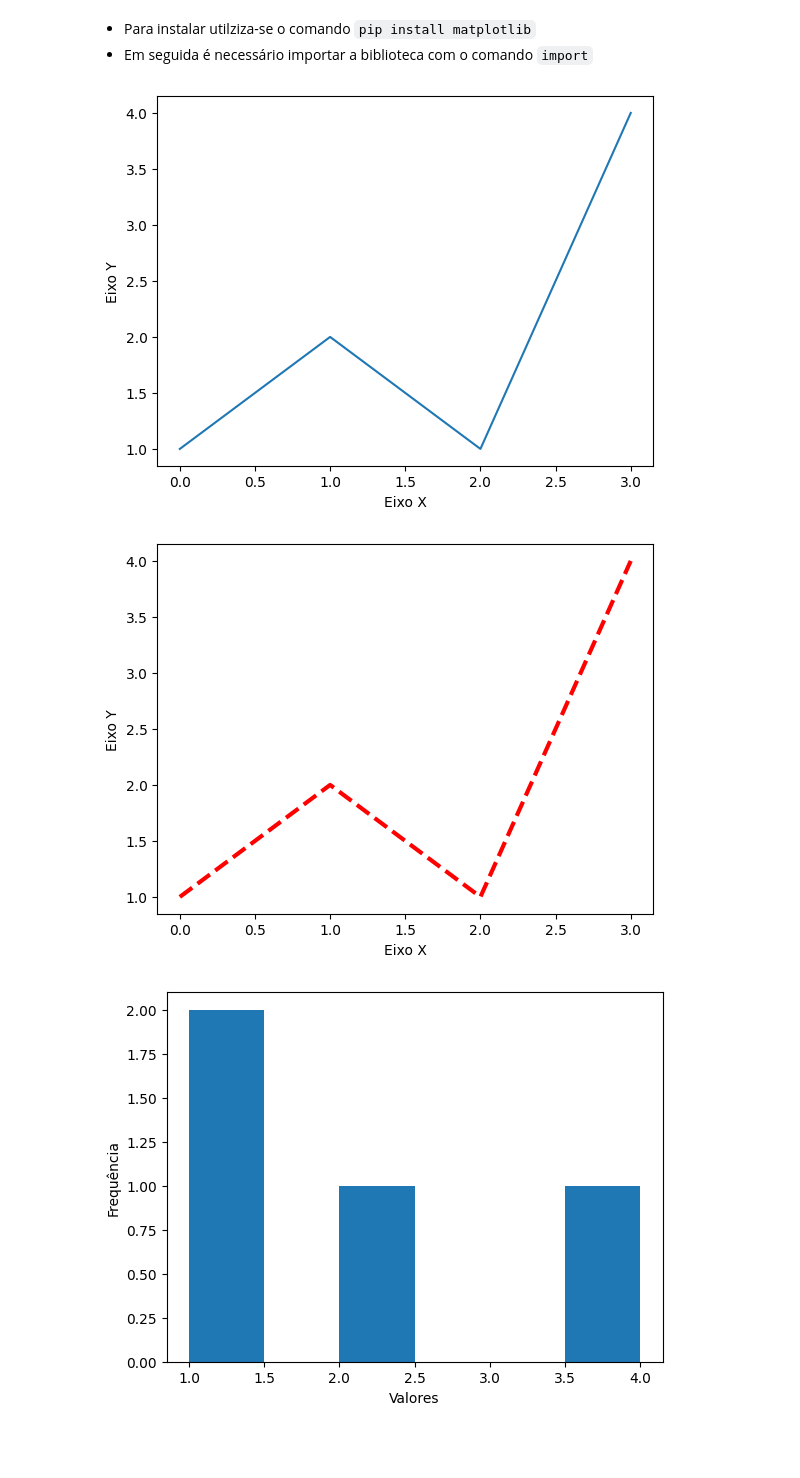
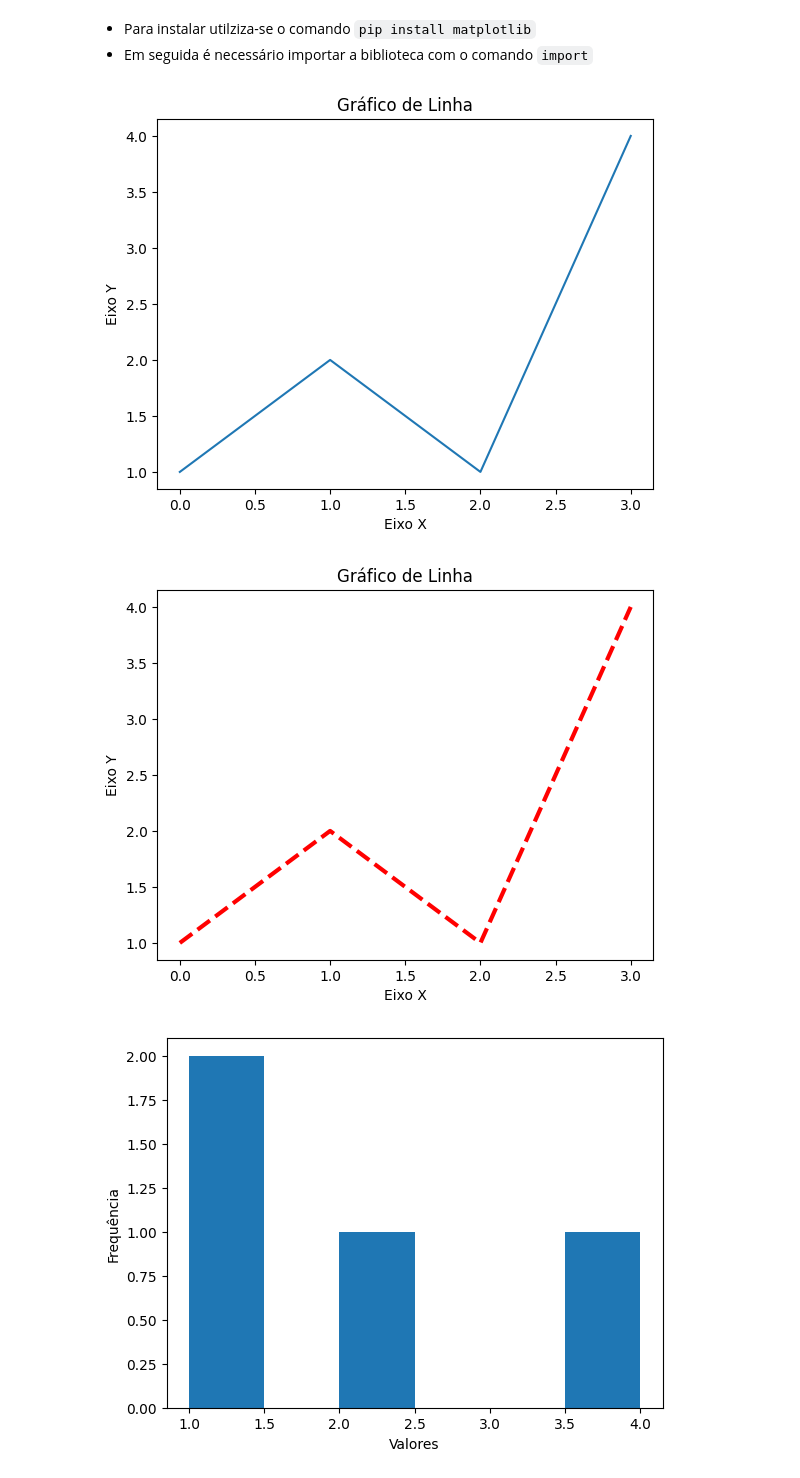
Before and after one commit to GvFreitas1/ListasdeExercicios-CursodePython2022, a Jupyter notebook: Aula de Visualização de Dados - Grupo 4.ipynb, the cells around one changed output. Drawn from its saved outputs; the diff is of its cells as text; code cells hidden in the pictures; blank space fills up the shorter version.

```diff
--- a/Aula de Visualização de Dados - Grupo 4.ipynb
+++ b/Aula de Visualização de Dados - Grupo 4.ipynb
@@ -54,20 +54,22 @@ import matplotlib.pyplot as plt
 # %%
 # Exemplo de gráfico de linha
 valores = [1, 2, 1, 4]
 plt.plot(valores)
+plt.title('Gráfico de Linha')
 plt.xlabel('Eixo X')
 plt.ylabel('Eixo Y')
 plt.show()
 # %% [output]
-[figure, old version]
+[figure, new version]
 # %%
 # Personalizando nosso gráfico de linha
 plt.plot(valores, color='red', linestyle='dashed', linewidth=3)
+plt.title('Gráfico de Linha')
 plt.xlabel('Eixo X')
 plt.ylabel('Eixo Y')
 plt.show()
 # %% [output]
-[figure, old version]
+[figure, new version]
 # %%
 # Exemplo de histograma
 plt.hist(valores, bins=6)
```
Also changed, not shown: parts of 1 cell of this notebook.
